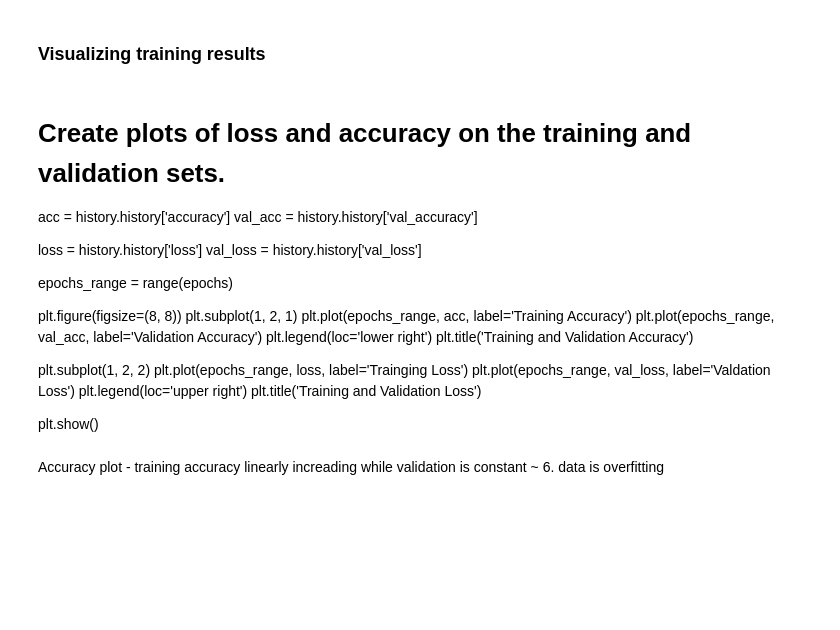
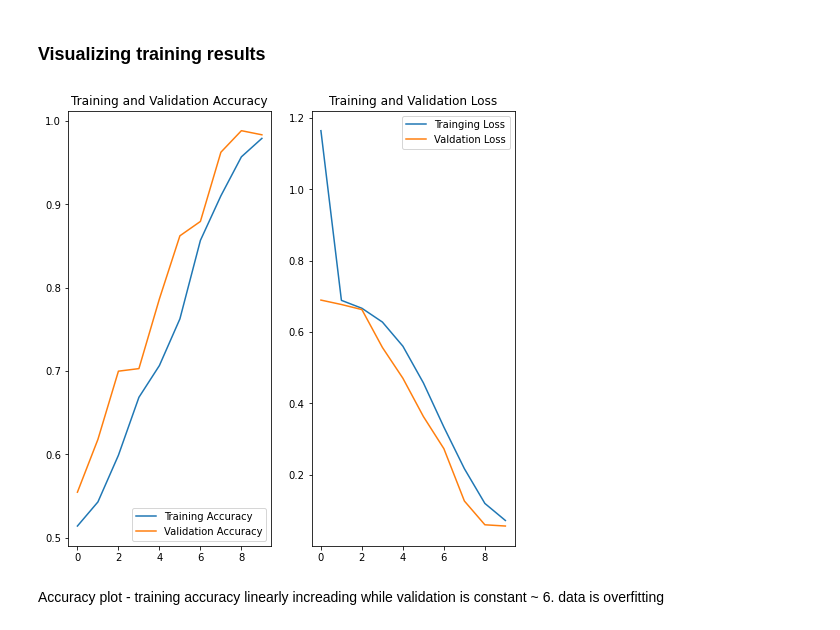
Before and after one commit to jburs/photo_editing_detection_nn, a Jupyter notebook: voyager.ipynb, the cells around one changed output. Cells and saved outputs as stored; diff of their text form; code cells hidden in the pictures; blank space fills up the shorter version.

```diff
--- a/voyager.ipynb
+++ b/voyager.ipynb
@@ -211,0 +204,8 @@ history = model.fit(
+# %%
+epochs = 10
+
+history = model.fit(
+    train_ds,
+    validation_data=val_ds,
+    epochs=epochs,
+)
@@ -212,30 +233,32 @@ history = model.fit(
 # %% [markdown]
 ### Visualizing training results
-# %% [markdown]
-# Create plots of loss and accuracy on the training and validation sets.
-
-acc = history.history['accuracy']
-val_acc = history.history['val_accuracy']
-
-loss = history.history['loss']
-val_loss = history.history['val_loss']
-
-epochs_range = range(epochs)
-
-plt.figure(figsize=(8, 8))
-plt.subplot(1, 2, 1)
-plt.plot(epochs_range, acc, label='Training Accuracy')
-plt.plot(epochs_range, val_acc, label='Validation Accuracy')
-plt.legend(loc='lower right')
-plt.title('Training and Validation Accuracy')
-
-plt.subplot(1, 2, 2)
-plt.plot(epochs_range, loss, label='Trainging Loss')
-plt.plot(epochs_range, val_loss, label='Valdation Loss')
-plt.legend(loc='upper right')
-plt.title('Training and Validation Loss')
-
-plt.show()
+# %%
+# Create plots of loss and accuracy on the training and validation sets.
+
+acc = history.history['accuracy']
+val_acc = history.history['val_accuracy']
+
+loss = history.history['loss']
+val_loss = history.history['val_loss']
+
+epochs_range = range(epochs)
+
+plt.figure(figsize=(8, 8))
+plt.subplot(1, 2, 1)
+plt.plot(epochs_range, acc, label='Training Accuracy')
+plt.plot(epochs_range, val_acc, label='Validation Accuracy')
+plt.legend(loc='lower right')
+plt.title('Training and Validation Accuracy')
+
+plt.subplot(1, 2, 2)
+plt.plot(epochs_range, loss, label='Trainging Loss')
+plt.plot(epochs_range, val_loss, label='Valdation Loss')
+plt.legend(loc='upper right')
+plt.title('Training and Validation Loss')
+
+plt.show()
+# %% [output]
+[figure, added]
 # %% [markdown]
 Accuracy plot - training accuracy linearly increading while validation is constant ~ 6.
          data is overfitting
```
Also changed, not shown: parts of 6 cells of this notebook, 11 other files.
